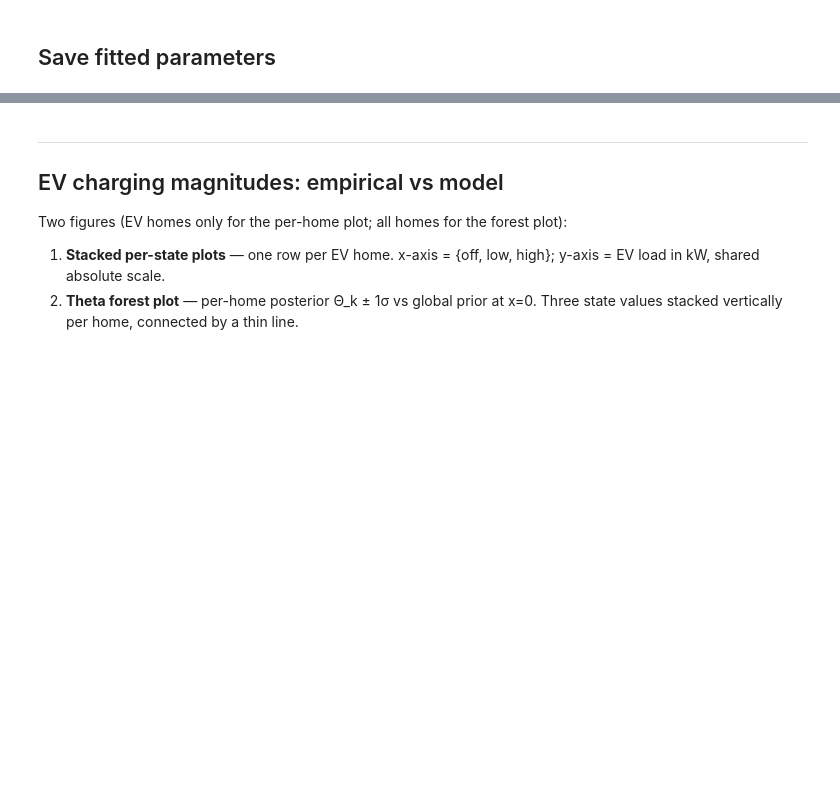
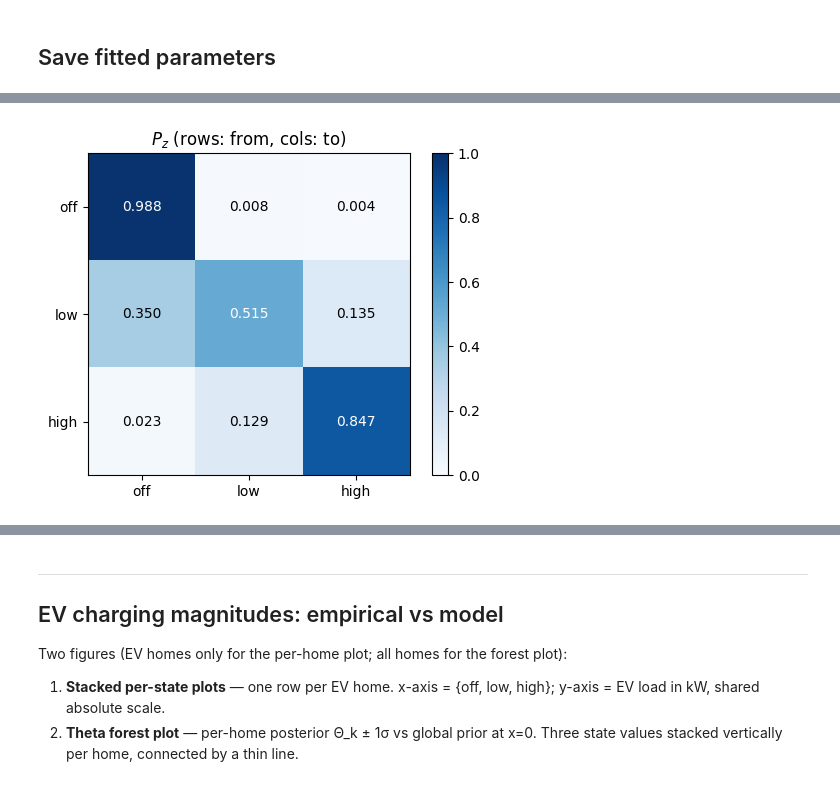
Before and after one commit to jackellishsieh/residential-power-forecasting, a Jupyter notebook: notebooks/jack/fit-model.ipynb, the cells around one changed output, grey strips where cells are left out. Saved outputs shown, nothing was run; the diff lists cells and outputs as text; code cells hidden in the pictures; blank space fills up the shorter version.

```diff
--- a/notebooks/jack/fit-model.ipynb
+++ b/notebooks/jack/fit-model.ipynb
@@ -31,4 +33,5 @@ print(f'rows={len(train_df):,}  homes={train_df.home_id.nunique()}')
 # %% [markdown]
 ## Fit
 # %%
-params = gm.fit(train_df, verbose=True)
+rank = 1
+params = gm.fit(train_df, ppca_rank=rank, verbose=True)
@@ -35,7 +60,7 @@ params = gm.fit(train_df, verbose=True)
 # %% [markdown]
 ## Save fitted parameters
 # %%
-out_path = Path('../../models/fitted_params.pkl')
+out_path = Path(f'../../models/fitted_params-milestone4-rank{rank}.pkl')
 with open(out_path, 'wb') as f:
     pickle.dump(params, f)
 print(f'Saved to {out_path.resolve()}')
@@ -44,25 +68,0 @@ print(f'Saved to {out_path.resolve()}')
-# %%
-fig, axes = plt.subplots(1, 3, figsize=(16, 4))
-
-axes[0].plot(params.rho, lw=1.5)
-axes[0].axhline(0, color='k', lw=0.5)
-axes[0].set_title(r'Background profile $\rho_t$')
-axes[0].set_xlabel('15-min interval (0=midnight)')
-axes[0].set_ylabel(r'$\rho_t$ (unit norm)')
-
-axes[1].plot(np.sqrt(params.sigma2_nonev), lw=1.5)
-axes[1].set_title(r'Per-time noise $\sigma^{\mathrm{NonEV}}_t$')
-axes[1].set_xlabel('15-min interval')
-axes[1].set_ylabel('kW')
-
-im = axes[2].imshow(params.P_z, cmap='Blues', vmin=0, vmax=1)
-axes[2].set_xticks(range(3)); axes[2].set_xticklabels(['off', 'low', 'high'])
-axes[2].set_yticks(range(3)); axes[2].set_yticklabels(['off', 'low', 'high'])
-for i in range(3):
-    for j in range(3):
-        axes[2].text(j, i, f'{params.P_z[i,j]:.3f}', ha='center', va='center',
-                     color='white' if params.P_z[i,j] > 0.5 else 'black')
-axes[2].set_title(r'$P_z$ (rows: from, cols: to)')
-plt.colorbar(im, ax=axes[2], fraction=0.046)
-plt.tight_layout()
-plt.show()
@@ -116,0 +76,15 @@ plt.show()
+# %%
+fig, ax = plt.subplots(1, 1, figsize=(5, 4))
+im = ax.imshow(params.P_z, cmap='Blues', vmin=0, vmax=1)
+ax.set_xticks(range(3)); ax.set_xticklabels(['off', 'low', 'high'])
+ax.set_yticks(range(3)); ax.set_yticklabels(['off', 'low', 'high'])
+for i in range(3):
+    for j in range(3):
+        ax.text(j, i, f'{params.P_z[i,j]:.3f}', ha='center', va='center',
+                color='white' if params.P_z[i,j] > 0.5 else 'black')
+ax.set_title(r'$P_z$ (rows: from, cols: to)')
+plt.colorbar(im, ax=ax, fraction=0.046)
+plt.tight_layout()
+plt.show()
+# %% [output]
+[figure, added]
```
Also changed, not shown: parts of 16 cells of this notebook, 2 other files.
